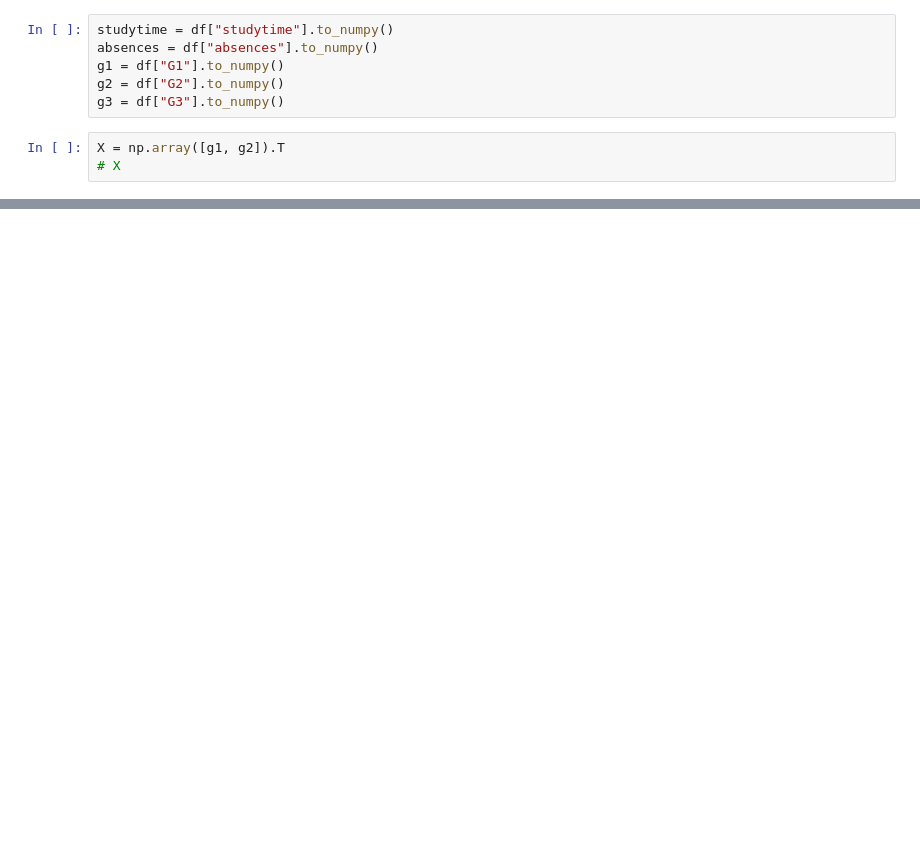
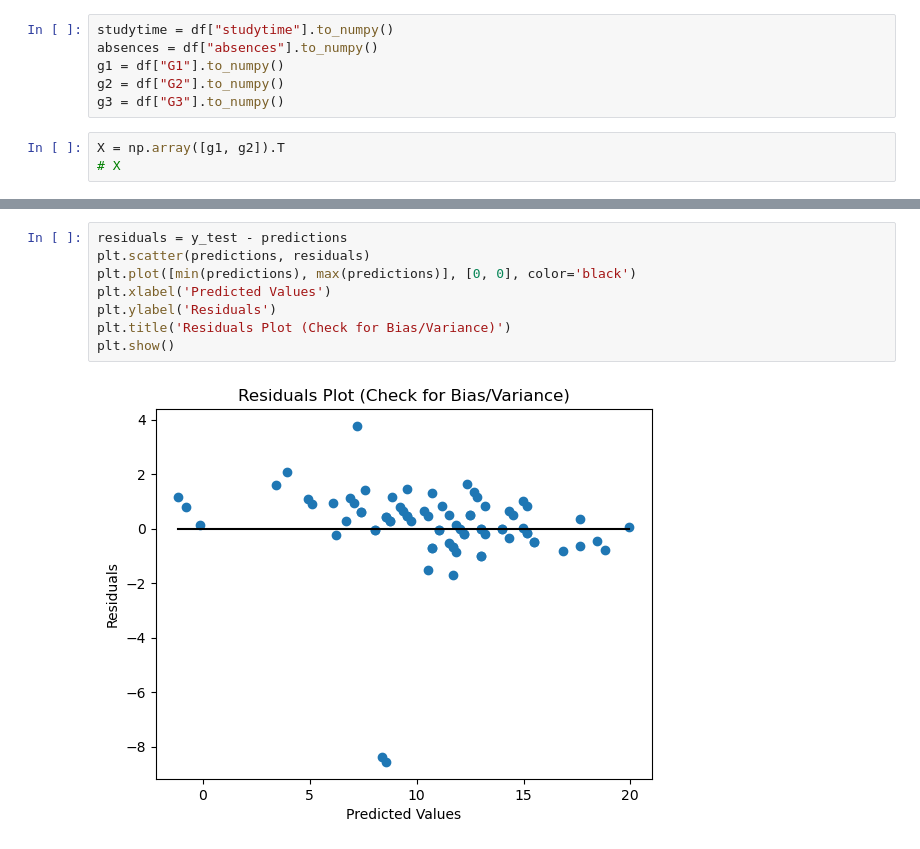
Before and after one commit to anand314anmol/IDC409_Project_Grp.17, a Jupyter notebook: Linear_Regression.ipynb, the cells around one changed output, grey strips where cells are left out. Saved outputs shown, nothing was run; the diff lists cells and outputs as text; blank space fills up the shorter version.

```diff
--- a/Linear_Regression.ipynb
+++ b/Linear_Regression.ipynb
@@ -61,0 +76,10 @@ r2
+# %%
+residuals = y_test - predictions
+plt.scatter(predictions, residuals)
+plt.plot([min(predictions), max(predictions)], [0, 0], color='black')
+plt.xlabel('Predicted Values')
+plt.ylabel('Residuals')
+plt.title('Residuals Plot (Check for Bias/Variance)')
+plt.show()
+# %% [output]
+[figure, added]
```
Also changed, not shown: parts of 6 cells of this notebook.
